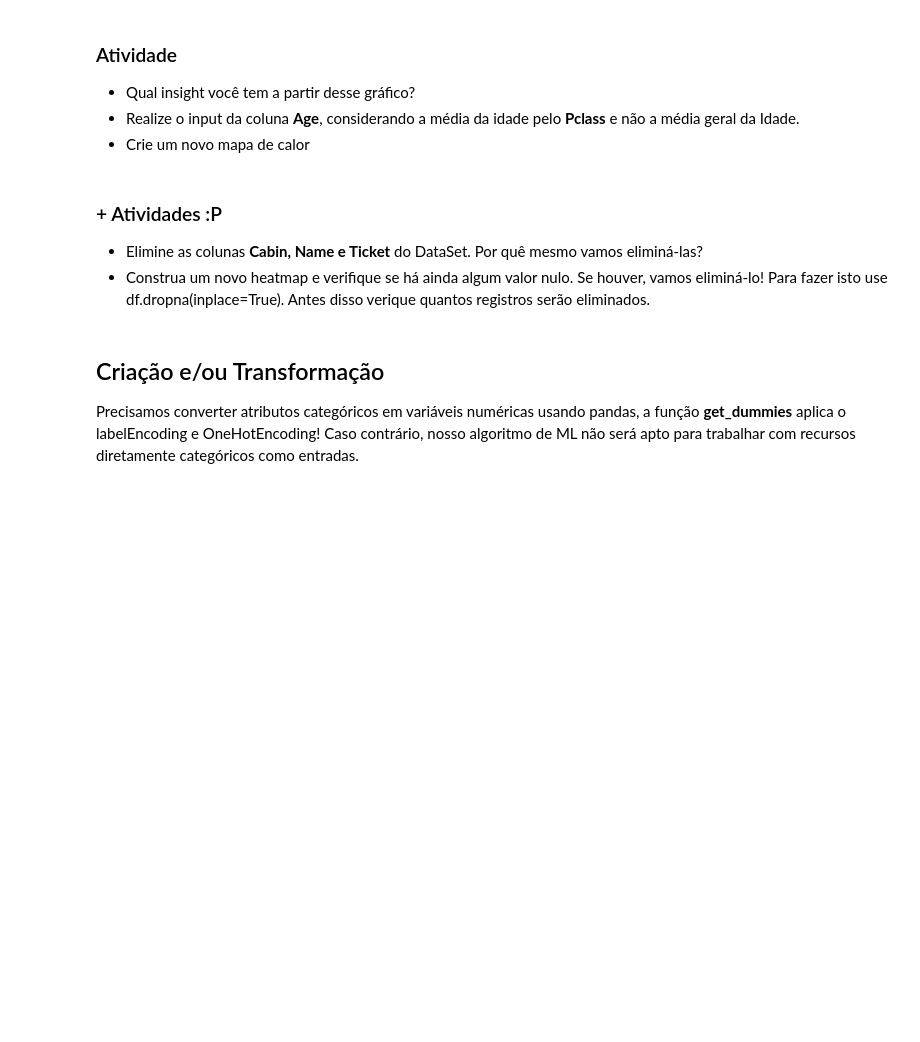
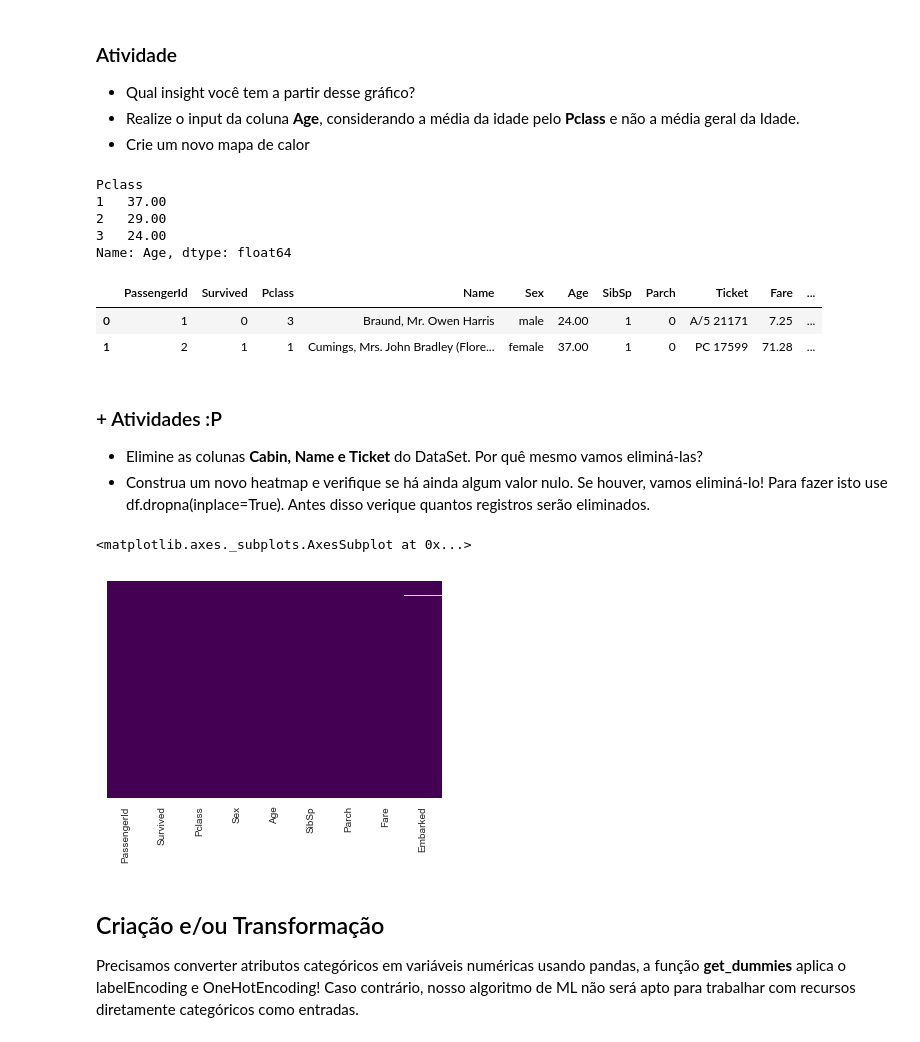
Before and after one commit to alexssandroos/learn_treinamento_atl, a Jupyter notebook: notebooks/Feature_Engineering/Pre_Processamento.ipynb, the cells around one changed output. Drawn from its saved outputs; the diff is of its cells as text; code cells hidden in the pictures; blank space fills up the shorter version.

```diff
--- a/notebooks/Feature_Engineering/Pre_Processamento.ipynb
+++ b/notebooks/Feature_Engineering/Pre_Processamento.ipynb
@@ -175,6 +175,28 @@ sns.boxplot(x='Pclass',y='Age',data=train,palette='winter')
 - Qual insight você tem a partir desse gráfico?
 - Realize o input da coluna **Age**, considerando a média da idade pelo **Pclass** e não a média geral da Idade.
 - Crie um novo mapa de calor
+# %%
+def calcula_media(x):
+    if x[0] == np.nan:
+        return x[0]
+    else:
+        return train.groupby('Pclass')['Age'].median().loc[x[1]]
+
+train['Age'] = train[['Age','Pclass']].apply(calcula_media,axis=1)
+# %%
+train.groupby('Pclass')['Age'].median()
+# %% [output]
+Pclass
+1   37.00
+2   29.00
+3   24.00
+Name: Age, dtype: float64
+# %%
+train.head(2)
+# %% [output]
+|  | PassengerId | Survived | Pclass | Name | Sex | Age | SibSp | Parch | Ticket | Fare | ... |
+| 0 | 1 | 0 | 3 | Braund, Mr. Owen Harris | male | 24.00 | 1 | 0 | A/5 21171 | 7.25 | ... |
+| 1 | 2 | 1 | 1 | Cumings, Mrs. John Bradley (Flore... | female | 37.00 | 1 | 0 | PC 17599 | 71.28 | ... |
 # %% [markdown]
 ### + Atividades :P
 
@@ -182,0 +209,5 @@ sns.boxplot(x='Pclass',y='Age',data=train,palette='winter')
+# %%
+sns.heatmap(train.isnull(), yticklabels=False,cbar=False,cmap='viridis')
+# %% [output]
+<matplotlib.axes._subplots.AxesSubplot at 0x...>
+[figure, added]
```
Also changed, not shown: parts of 7 cells of this notebook.
